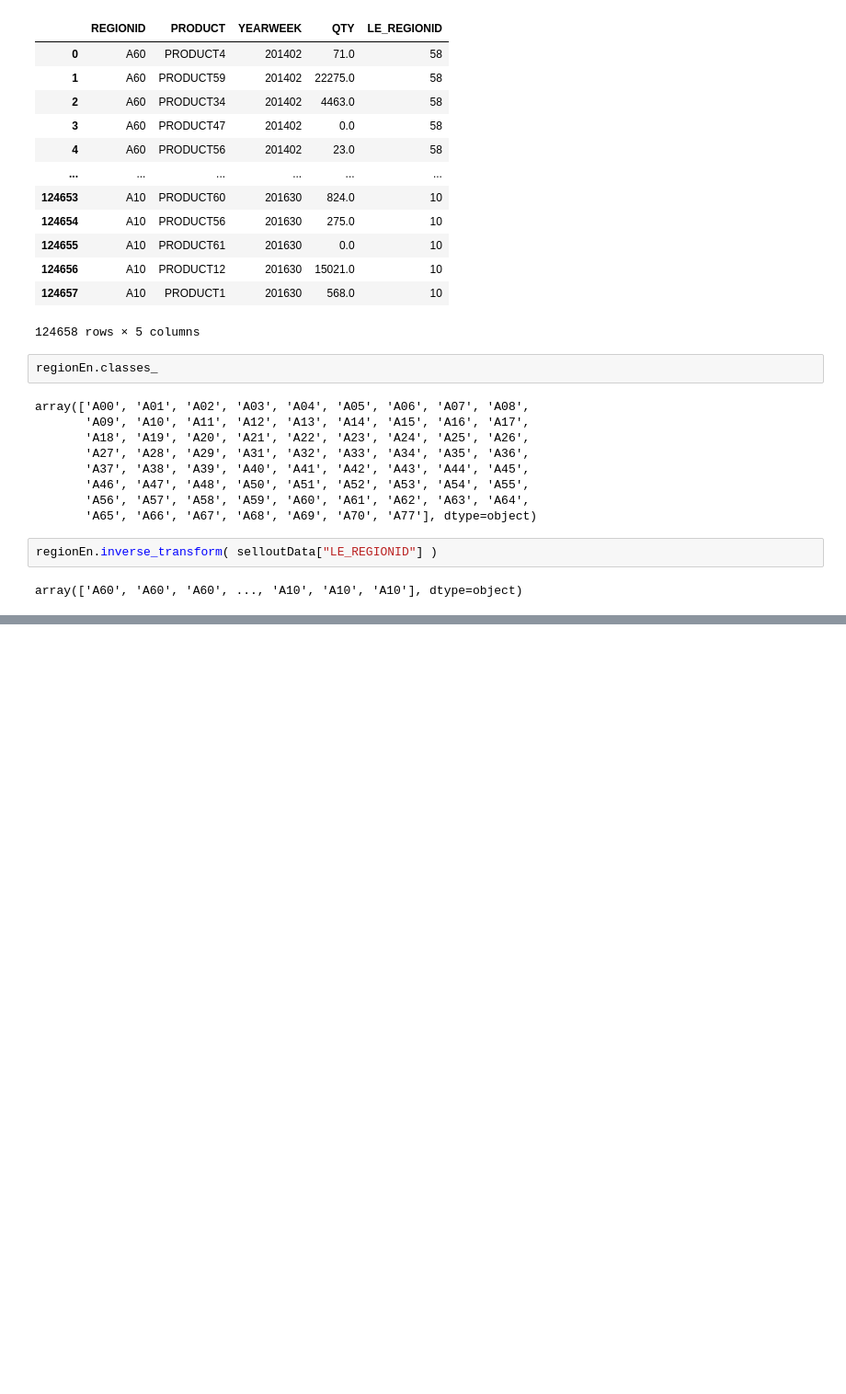
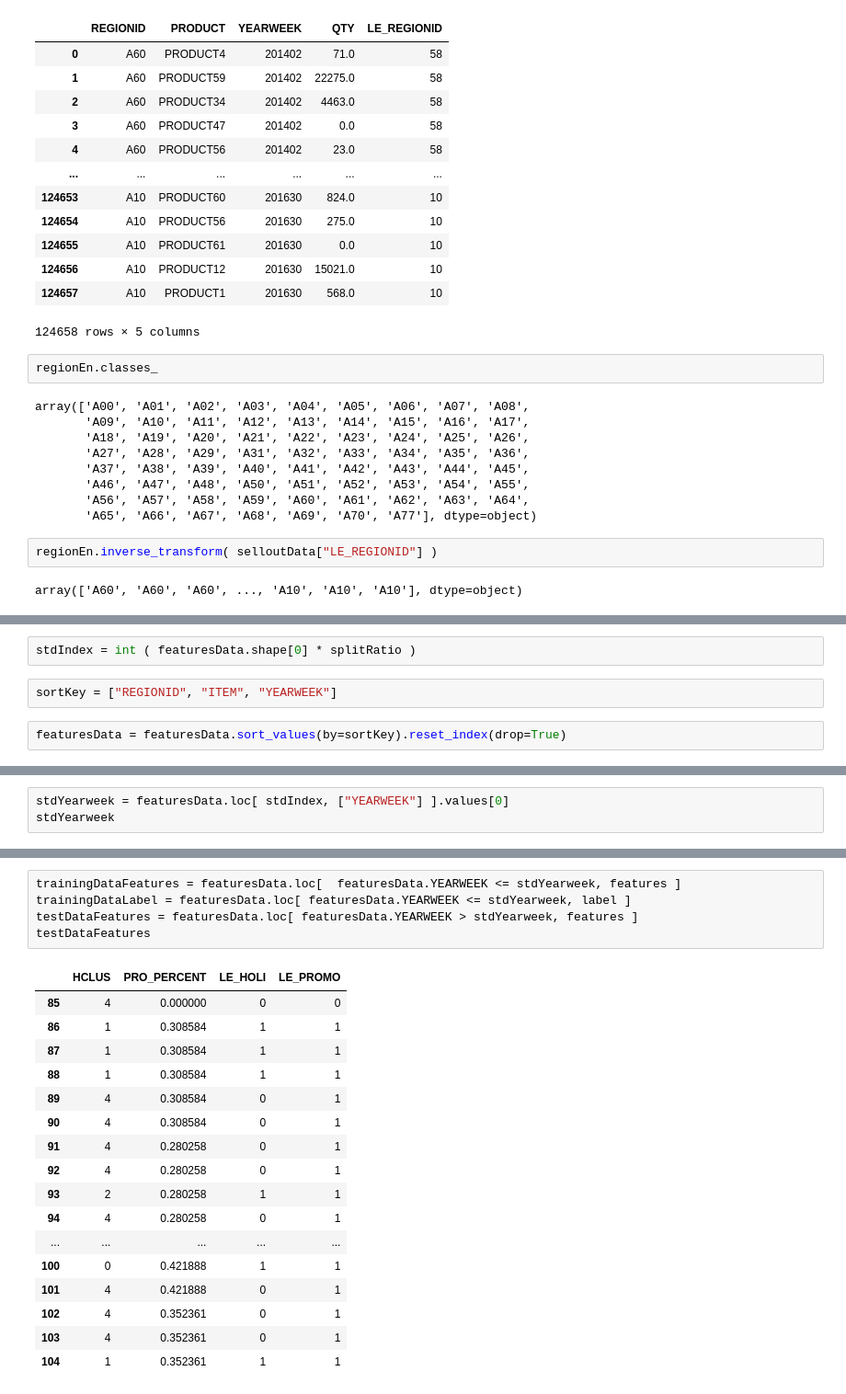
Before and after one commit to jyj76094458/Python, a Jupyter notebook: 유형별로 실습하는 머신러닝/머신러닝실습.ipynb, the cells around one changed output, grey strips where cells are left out. Shown at 92% size. Drawn from its saved outputs; the diff is of its cells as text; blank space fills up the shorter version.

```diff
--- a/유형별로 실습하는 머신러닝/머신러닝실습.ipynb
+++ b/유형별로 실습하는 머신러닝/머신러닝실습.ipynb
@@ -267,0 +449,6 @@ array(['A60', 'A60', 'A60', ..., 'A10', 'A10', 'A10'], dtype=object)
+# %%
+stdIndex = int ( featuresData.shape[0] * splitRatio )
+# %%
+sortKey = ["REGIONID", "ITEM", "YEARWEEK"]
+# %%
+featuresData = featuresData.sort_values(by=sortKey).reset_index(drop=True)
@@ -267,0 +480,3 @@ array(['A60', 'A60', 'A60', ..., 'A10', 'A10', 'A10'], dtype=object)
+# %%
+stdYearweek = featuresData.loc[ stdIndex, ["YEARWEEK"] ].values[0]
+stdYearweek
@@ -267,0 +520,23 @@ array(['A60', 'A60', 'A60', ..., 'A10', 'A10', 'A10'], dtype=object)
+# %%
+trainingDataFeatures = featuresData.loc[  featuresData.YEARWEEK <= stdYearweek, features ]
+trainingDataLabel = featuresData.loc[ featuresData.YEARWEEK <= stdYearweek, label ]
+testDataFeatures = featuresData.loc[ featuresData.YEARWEEK > stdYearweek, features ]
+testDataFeatures
+# %% [output]
+|  | HCLUS | PRO_PERCENT | LE_HOLI | LE_PROMO |
+| 85 | 4 | 0.000000 | 0 | 0 |
+| 86 | 1 | 0.308584 | 1 | 1 |
+| 87 | 1 | 0.308584 | 1 | 1 |
+| 88 | 1 | 0.308584 | 1 | 1 |
+| 89 | 4 | 0.308584 | 0 | 1 |
+| 90 | 4 | 0.308584 | 0 | 1 |
+| 91 | 4 | 0.280258 | 0 | 1 |
+| 92 | 4 | 0.280258 | 0 | 1 |
+| 93 | 2 | 0.280258 | 1 | 1 |
+| 94 | 4 | 0.280258 | 0 | 1 |
+| ... | ... | ... | ... | ... |
+| 100 | 0 | 0.421888 | 1 | 1 |
+| 101 | 4 | 0.421888 | 0 | 1 |
+| 102 | 4 | 0.352361 | 0 | 1 |
+| 103 | 4 | 0.352361 | 0 | 1 |
+| 104 | 1 | 0.352361 | 1 | 1 |
```
Also changed, not shown: parts of 64 cells of this notebook.
